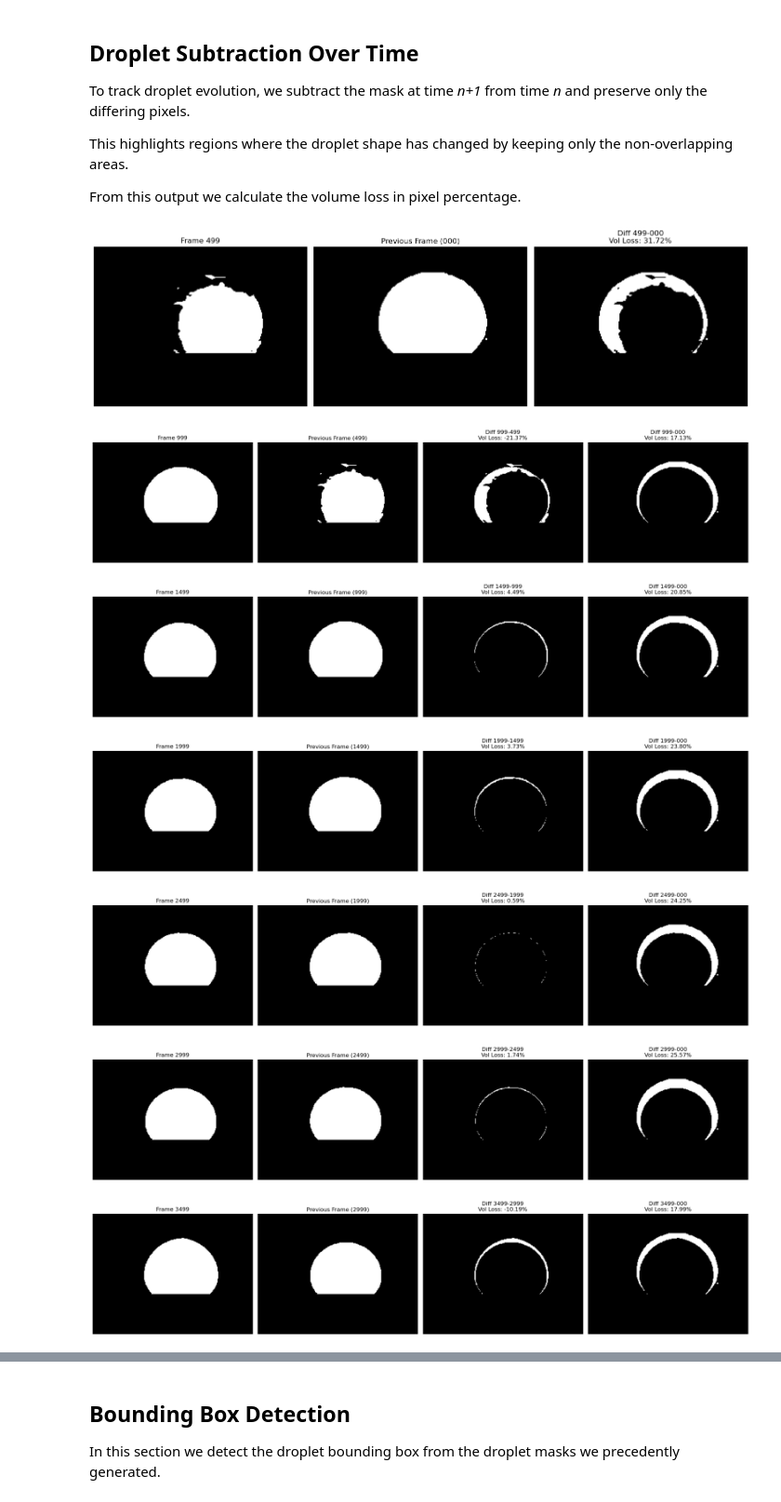
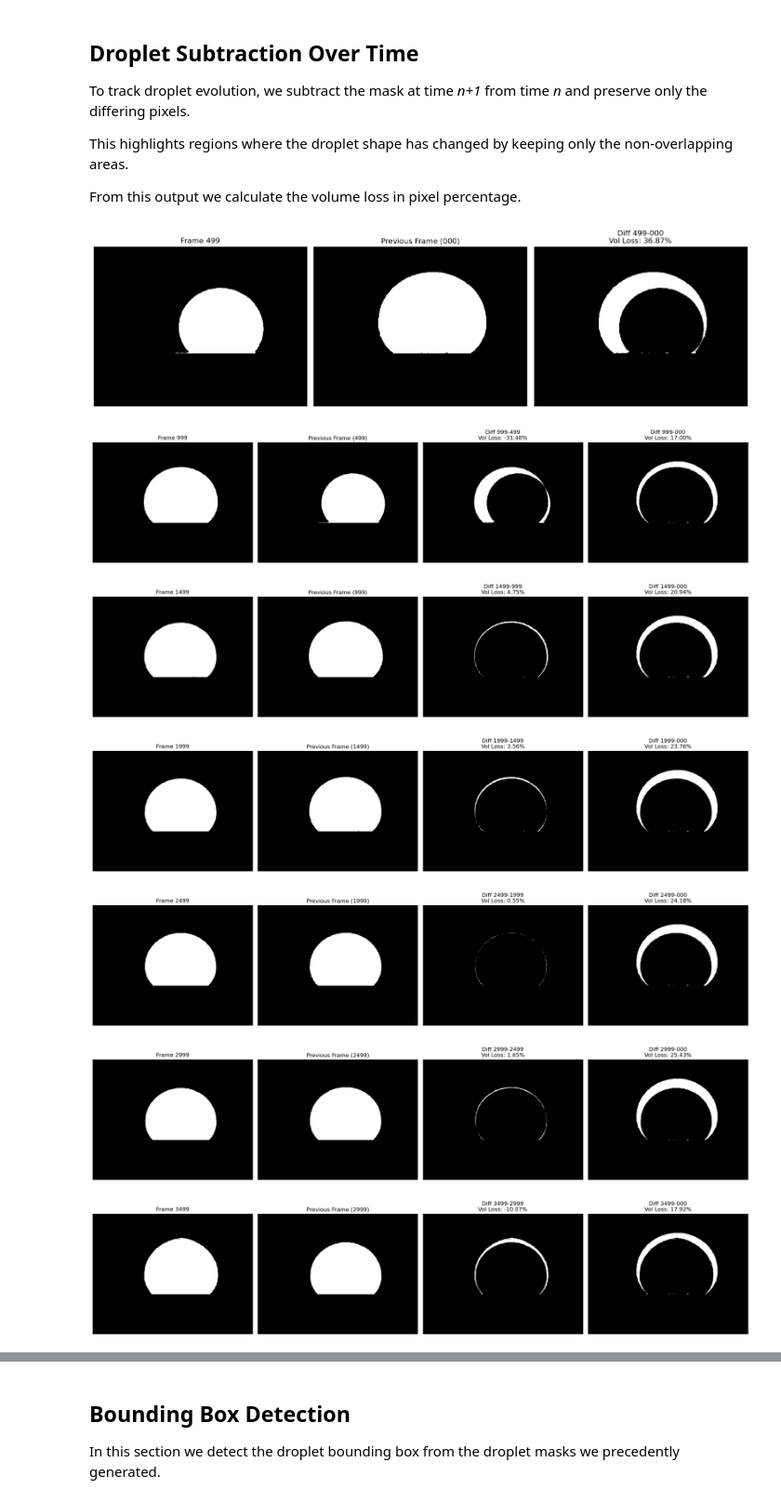
Before and after one commit to alesarritz/droplet-ml, a Jupyter notebook: 4. Segmented Images Processing/DropletML - Segmented Images Processing.ipynb, the cells around one changed output, grey strips where cells are left out. Shown at 93% size. Saved outputs shown, nothing was run; the diff lists cells and outputs as text; code cells hidden in the pictures.

```diff
--- a/4. Segmented Images Processing/DropletML - Segmented Images Processing.ipynb
+++ b/4. Segmented Images Processing/DropletML - Segmented Images Processing.ipynb
@@ -17,18 +17,18 @@ To track droplet evolution, we subtract the mask at time _n+1_ from time _n_ and
 This highlights regions where the droplet shape has changed by keeping only the non-overlapping areas.
 
 From this output we calculate the volume loss in pixel percentage.
+# %%
+# Droplet masks generated with opencv segmentation
+path = 'droplet_masks'
+
+# Droplet masks generated with the trained U-Net model
+#path = 'droplet_unet'
 # %%
 import cv2
 import numpy as np
 import matplotlib.pyplot as plt
 import os
 import glob
-
-# Droplet masks generated with opencv segmentation
-#path = 'droplet_masks'
-
-# Droplet masks generated with the trained U-Net model
-path = 'droplet_unet'
 
 def filename(index):
     pattern = os.path.join(path, f'frame_{index:03d}*.png')
@@ -82,35 +82,35 @@ for idx in indices:
     plt.imshow(current_frame, cmap='gray')
     plt.title(f'Frame {idx:03d}')
     plt.axis('off')
 
     # Previous frame
     plt.subplot(1, 4, 2)
     plt.imshow(prev_frame, cmap='gray')
     plt.title(f'Previous Frame ({indices[indices.index(idx)-1]:03d})' if idx != 0 else 'N/A')
     plt.axis('off')
 
     # Difference with previous frame
     plt.subplot(1, 4, 3)
     plt.imshow(diff_prev, cmap='gray')
     plt.title(f'Diff {idx:03d}-{indices[indices.index(idx)-1]:03d}\nVol Loss: {loss_prev:.2f}%')
     plt.axis('off')
 
     # Difference with first frame
     if idx != 499:
         plt.subplot(1, 4, 4)
         plt.imshow(diff_first, cmap='gray')
         plt.title(f'Diff {idx:03d}-000\nVol Loss: {loss_first:.2f}%')
         plt.axis('off')
 
 
     plt.tight_layout()
     plt.show()
 
     # Update previous frame
     prev_frame = current_frame
 # %% [output]
-[figure, old version]
+[figure, new version]
-[figure, old version]
+[figure, new version]
 [figure]
 [figure]
 [figure]
```
Also changed, not shown: parts of 3 cells of this notebook, 6 other files.
